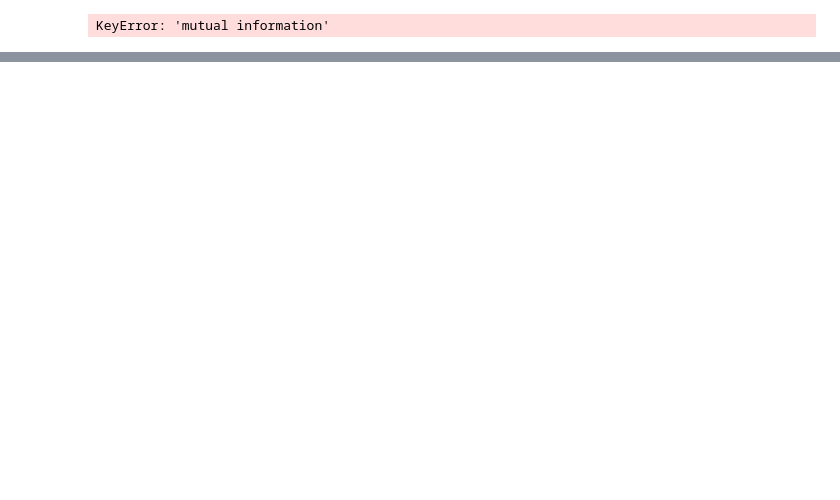
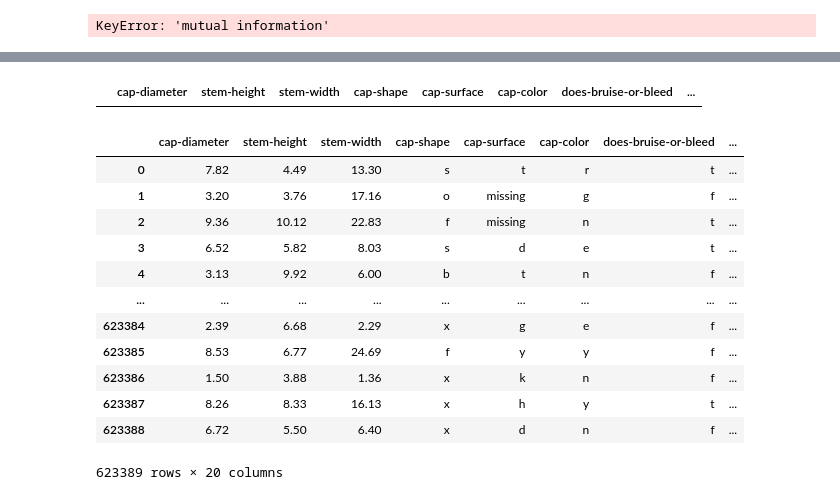
Before and after one commit to 2braincellz/Kaggle-Binary-Prediction-of-Poisonous-Mushrooms, a Jupyter notebook: version9.ipynb, the cells around one changed output, grey strips where cells are left out. Saved outputs shown, nothing was run; the diff lists cells and outputs as text; code cells hidden in the pictures; blank space fills up the shorter version.

```diff
--- a/version9.ipynb
+++ b/version9.ipynb
@@ -397,0 +455,21 @@ KeyError: 'mutual information'
+# %%
+df = smoothing['X_train after encoding']
+df[df.isna().any(axis = 1)]
+# %% [output]
+|  | cap-diameter | stem-height | stem-width | cap-shape | cap-surface | cap-color | does-bruise-or-bleed | ... |
+# %%
+smoothing['X_test final']
+# %% [output]
+|  | cap-diameter | stem-height | stem-width | cap-shape | cap-surface | cap-color | does-bruise-or-bleed | ... |
+| 0 | 7.82 | 4.49 | 13.30 | s | t | r | t | ... |
+| 1 | 3.20 | 3.76 | 17.16 | o | missing | g | f | ... |
+| 2 | 9.36 | 10.12 | 22.83 | f | missing | n | t | ... |
+| 3 | 6.52 | 5.82 | 8.03 | s | d | e | t | ... |
+| 4 | 3.13 | 9.92 | 6.00 | b | t | n | f | ... |
+| ... | ... | ... | ... | ... | ... | ... | ... | ... |
+| 623384 | 2.39 | 6.68 | 2.29 | x | g | e | f | ... |
+| 623385 | 8.53 | 6.77 | 24.69 | f | y | y | f | ... |
+| 623386 | 1.50 | 3.88 | 1.36 | x | k | n | f | ... |
+| 623387 | 8.26 | 8.33 | 16.13 | x | h | y | t | ... |
+| 623388 | 6.72 | 5.50 | 6.40 | x | d | n | f | ... |
+623389 rows × 20 columns
```
Also changed, not shown: parts of 8 cells of this notebook, 13 other files.
